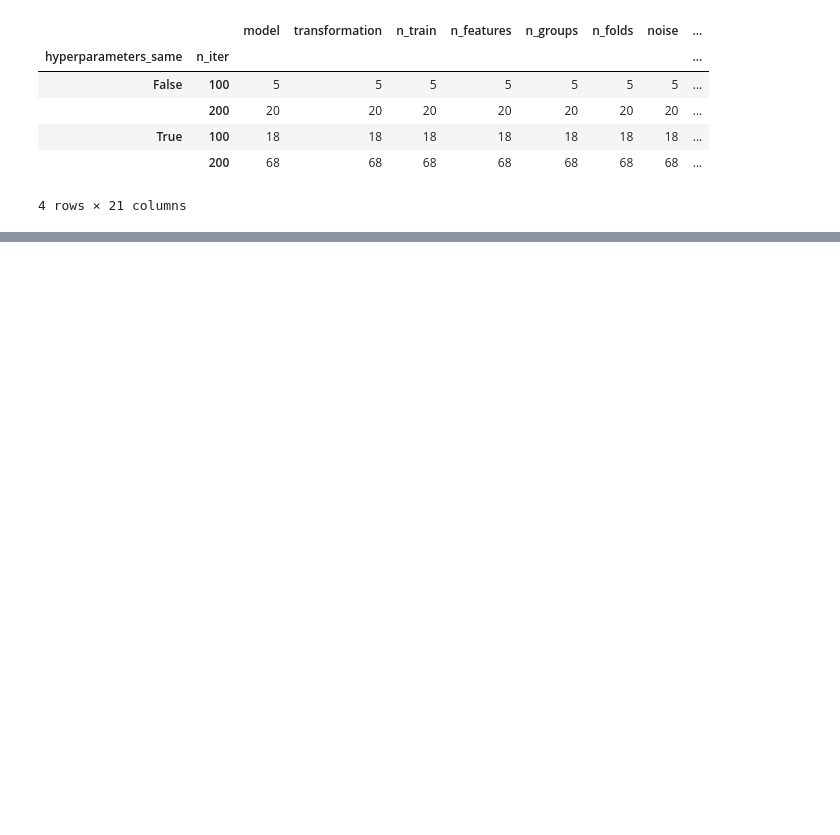
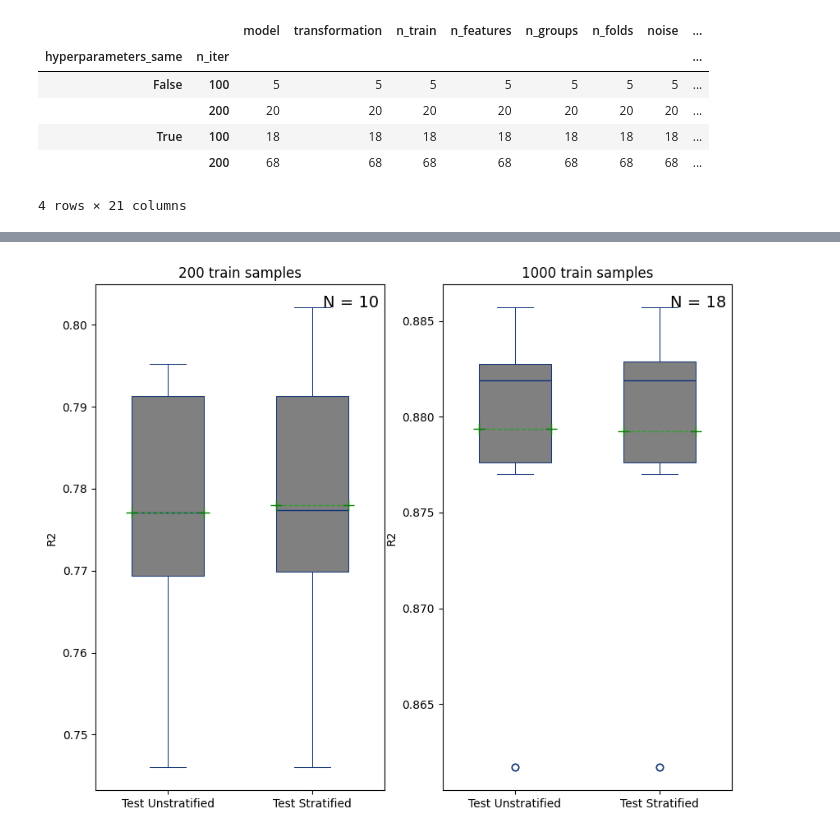
Before and after one commit to annegriddl/slds_stratification, a Jupyter notebook: Simulations/Experiments4 Final SetUp RF/visualization_results.ipynb, the cells around one changed output, grey strips where cells are left out. Cells and saved outputs as stored; diff of their text form; code cells hidden in the pictures; blank space fills up the shorter version.

```diff
--- a/Simulations/Experiments4 Final SetUp RF/visualization_results.ipynb
+++ b/Simulations/Experiments4 Final SetUp RF/visualization_results.ipynb
@@ -193,0 +299,4 @@ def create_boxplot(df, metric, title):
+# %%
+data200_sqrt_groups10=data200[data200['transformation'] == 'sqrt'][data200['n_groups'] == 10]
+data200_sqrt_groups20=data200[data200['transformation'] == 'sqrt'][data200['n_groups'] == 20]
+data200_sqrt_groups10
@@ -193,0 +316,58 @@ def create_boxplot(df, metric, title):
+# %%
+data1000_sqrt_groups10=data1000[data1000['transformation'] == 'sqrt'][data1000['n_groups'] == 10]
+data1000_sqrt_groups20=data1000[data1000['transformation'] == 'sqrt'][data1000['n_groups'] == 20]
+# %%
+metric='r2'
+#[data200_sqrt_groups10['hyperparameters_same'] == False]
+order = [
+        #f'train_{metric}_unstratified', f'train_{metric}_stratified',
+        f'test_{metric}_unstratified', f'test_{metric}_stratified'
+    ]
+df_melted200_hyp = pd.melt(data200_sqrt_groups10, value_vars=order, var_name='Metric', value_name='Value')
+df_melted1000_hyp = pd.melt(data1000_sqrt_groups10, value_vars=order, var_name='Metric', value_name='Value')
+
+
+fig, axes = plt.subplots(1, 2, figsize=(10, 8))
+axes[0] = sns.boxplot(x='Metric', y='Value', #hue='Stratification',
+                     data=df_melted200_hyp,
+                     ax=axes[0],
+                     order=order,
+                     showmeans=True,
+                     meanline=True,
+                     color= "grey",
+                     meanprops={"marker":"+",
+                                "markerfacecolor":"white",
+                                "markeredgecolor":"green",
+                                "markersize":"10"},
+                                width=.5,
+                                linecolor="#137", linewidth=.75,
+                                medianprops={"color": "#137", "linewidth": 1})
+axes[0].set_ylabel(metric.upper())
+axes[0].set_xlabel('')
+plt.text(0.98, 0.98, f'N = {len(data200_sqrt_groups10)}', horizontalalignment='right', verticalalignment='top', transform=axes[0].transAxes, size=14)
+xtickNames = plt.setp(axes[0], xticklabels=['Test Unstratified', 'Test Stratified'])
+plt.setp(xtickNames, rotation=0)
+axes[0].set_title('200 train samples')
+axes[1] = sns.boxplot(x='Metric', y='Value', #hue='Stratification',
+                     data=df_melted1000_hyp,
+                     ax=axes[1],
+                     order=order,
+                     showmeans=True,
+                     meanline=True,
+                     color= "grey",
+                     meanprops={"marker":"+",
+                                "markerfacecolor":"white",
+                                "markeredgecolor":"green",
+                                "markersize":"10"},
+                                width=.5,
+                                linecolor="#137", linewidth=.75,
+                                medianprops={"color": "#137", "linewidth": 1})
+axes[1].set_ylabel(metric.upper())
+axes[1].set_xlabel('')
+plt.text(0.98, 0.98, f'N = {len(data1000_sqrt_groups10)}', horizontalalignment='right', verticalalignment='top', transform=axes[1].transAxes, size=14)
+xtickNames = plt.setp(axes[1], xticklabels=['Test Unstratified', 'Test Stratified'])
+plt.setp(xtickNames, rotation=0)
+axes[1].set_title('1000 train samples')
+plt.show()
+# %% [output]
+[figure, added]
```
Also changed, not shown: parts of 15 cells of this notebook.
